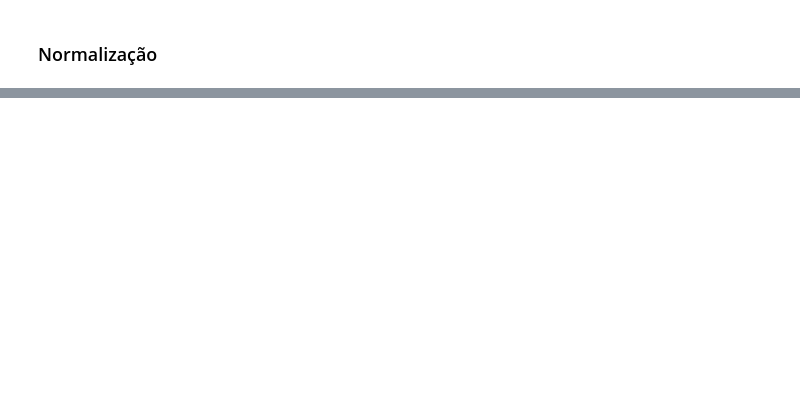
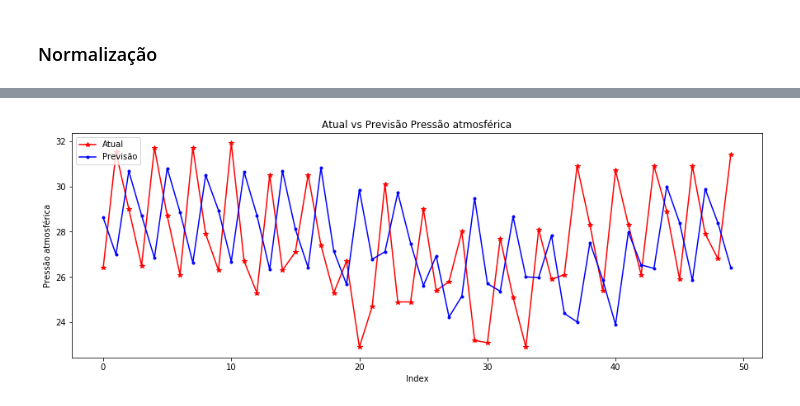
Before and after one commit to helvecioneto/CAP-351, a Jupyter notebook: 01-MLP.ipynb, the cells around one changed output, grey strips where cells are left out. Cells and saved outputs as stored; diff of their text form; code cells hidden in the pictures; blank space fills up the shorter version.

```diff
--- a/01-MLP.ipynb
+++ b/01-MLP.ipynb
@@ -246,3 +304,9 @@ ts_model.save
+# %%
+try:
+    ts_model.load_weights(path_checkpoint)
+except Exception as error:
+    print("Error trying to load checkpoint.")
+    print(error)
 # %% [markdown]
 As previsões de pressão atmosférica são feitas a partir do melhor modelo salvo, os resultados de pressão atmosféricas normalizados são transformados inversamente para obter previsões sobre a pressão atmosférica original.
 # %%
@@ -347,0 +516,6 @@ ts_model.fit(x=X_train_mta, y=y_train_mta, batch_size=16, epochs=15,
+# %%
+try:
+    ts_model.load_weights(path_checkpoint)
+except Exception as error:
+    print("Error trying to load checkpoint.")
+    print(error)
@@ -347,0 +527,5 @@ ts_model.fit(x=X_train_mta, y=y_train_mta, batch_size=16, epochs=15,
+# %%
+best_model = ts_model.load_weights(path_checkpoint)
+preds = ts_model.predict(X_val_mta)
+pred_PRES = scaler.inverse_transform(preds)
+pred_PRES = np.squeeze(pred_PRES)
@@ -347,0 +547,11 @@ ts_model.fit(x=X_train_mta, y=y_train_mta, batch_size=16, epochs=15,
+# %%
+plt.figure(figsize=(15, 5))
+plt.plot(range(50), df_val_mta['TempBulboSeco'].loc[7:56], linestyle='-', marker='*', color='r')
+plt.plot(range(50), pred_PRES[:50], linestyle='-', marker='.', color='b')
+plt.legend(['Atual','Previsão'], loc=2)
+plt.title('Atual vs Previsão Pressão atmosférica')
+plt.ylabel('Pressão atmosférica')
+plt.xlabel('Index')
+plt.show()
+# %% [output]
+[figure, added]
```
Also changed, not shown: parts of 38 cells of this notebook.
